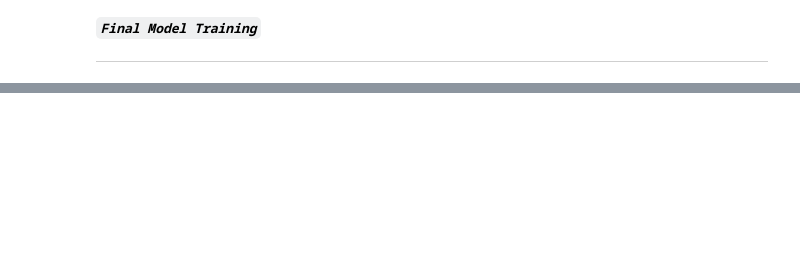
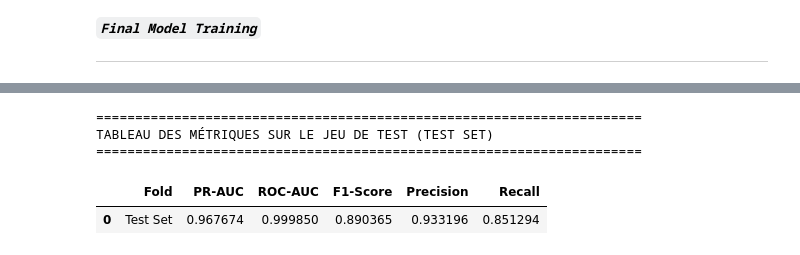
Before and after one commit to Chaabmanal2022/Balancing-PR-AUC-and-Explanation-Stability-in-Fraud-Detection, a Jupyter notebook: Pipeline_1_Baseline.ipynb, the cells around one changed output, grey strips where cells are left out. Drawn from its saved outputs; the diff is of its cells as text; code cells hidden in the pictures; blank space fills up the shorter version.

```diff
--- a/Pipeline_1_Baseline.ipynb
+++ b/Pipeline_1_Baseline.ipynb
@@ -575,3 +689,13 @@ else:
 ***`Final Model Training`***
 
 ---
+# %%
+print("\n[INFO] Entraînement du modèle final sur l'intégralité de X_train...")
+
+# Global Preprocessing (Fit on full train, transform test)
+X_train_prep = preprocessor.fit_transform(X_train, y_train)
+X_test_prep = preprocessor.transform(X_test)
+
+# Train final XGBoost model using optimal hyperparameters
+final_model = XGBClassifier(**best_xgb_params)
+final_model.fit(X_train_prep, y_train)
@@ -577,0 +716,35 @@ else:
+# %%
+# 1. Prédictions sur le jeu de test
+y_test_pred = final_model.predict(X_test_prep)
+y_test_proba = final_model.predict_proba(X_test_prep)[:, 1]
+
+# 2. Calcul des métriques
+test_results = {
+    "Fold": "Test Set",
+    "PR-AUC": average_precision_score(y_test, y_test_proba),
+    "ROC-AUC": roc_auc_score(y_test, y_test_proba),
+    "F1-Score": f1_score(y_test, y_test_pred),
+    "Precision": precision_score(y_test, y_test_pred),
+    "Recall": recall_score(y_test, y_test_pred)
+}
+
+# 3. Création du DataFrame et formatage à 6 décimales
+df_test_metrics = pd.DataFrame([test_results])
+
+# 4. Affichage dans le même style
+print("=" * 70)
+print("TABLEAU DES MÉTRIQUES SUR LE JEU DE TEST (TEST SET)")
+print("=" * 70)
+display(df_test_metrics.style.format({
+    "PR-AUC": "{:.6f}",
+    "ROC-AUC": "{:.6f}",
+    "F1-Score": "{:.6f}",
+    "Precision": "{:.6f}",
+    "Recall": "{:.6f}"
+}))
+# %% [output]
+======================================================================
+TABLEAU DES MÉTRIQUES SUR LE JEU DE TEST (TEST SET)
+======================================================================
+|  | Fold | PR-AUC | ROC-AUC | F1-Score | Precision | Recall |
+| 0 | Test Set | 0.967674 | 0.999850 | 0.890365 | 0.933196 | 0.851294 |
```
Also changed, not shown: parts of 6 cells of this notebook.
